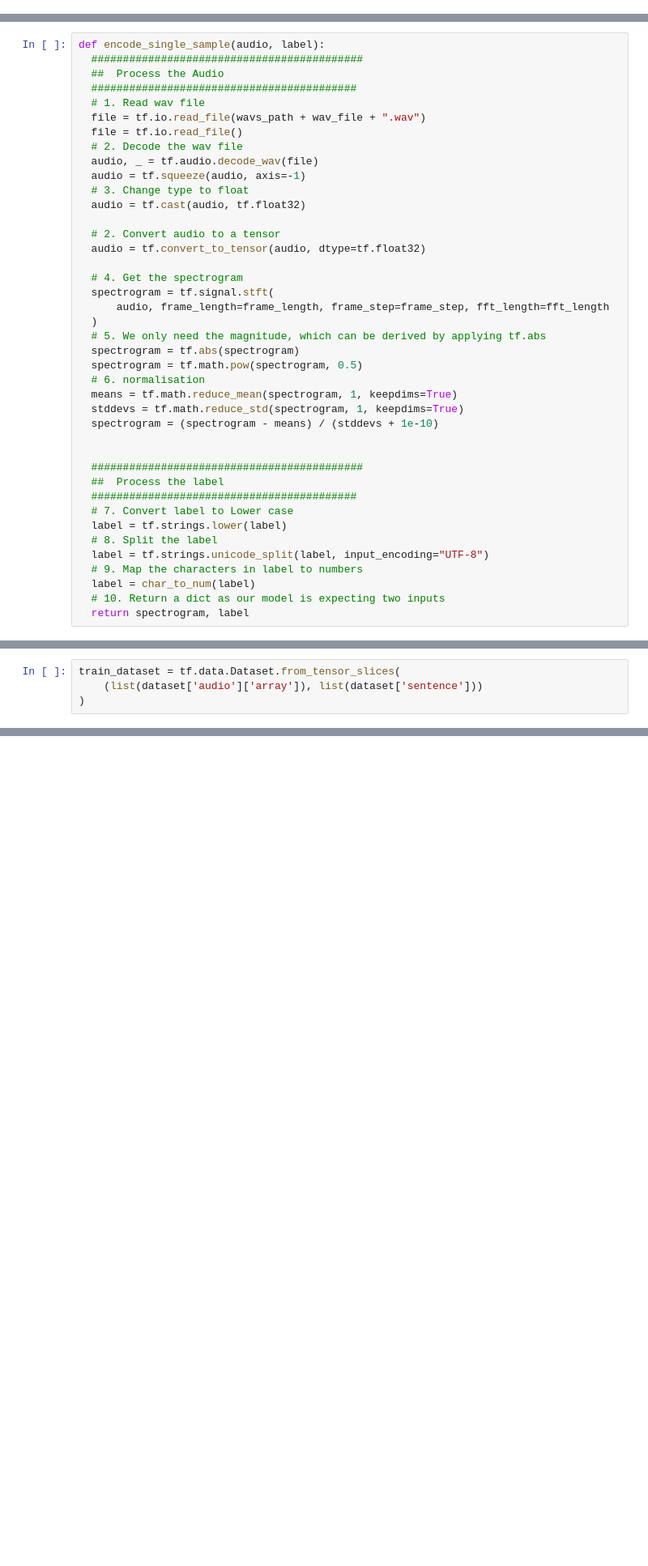
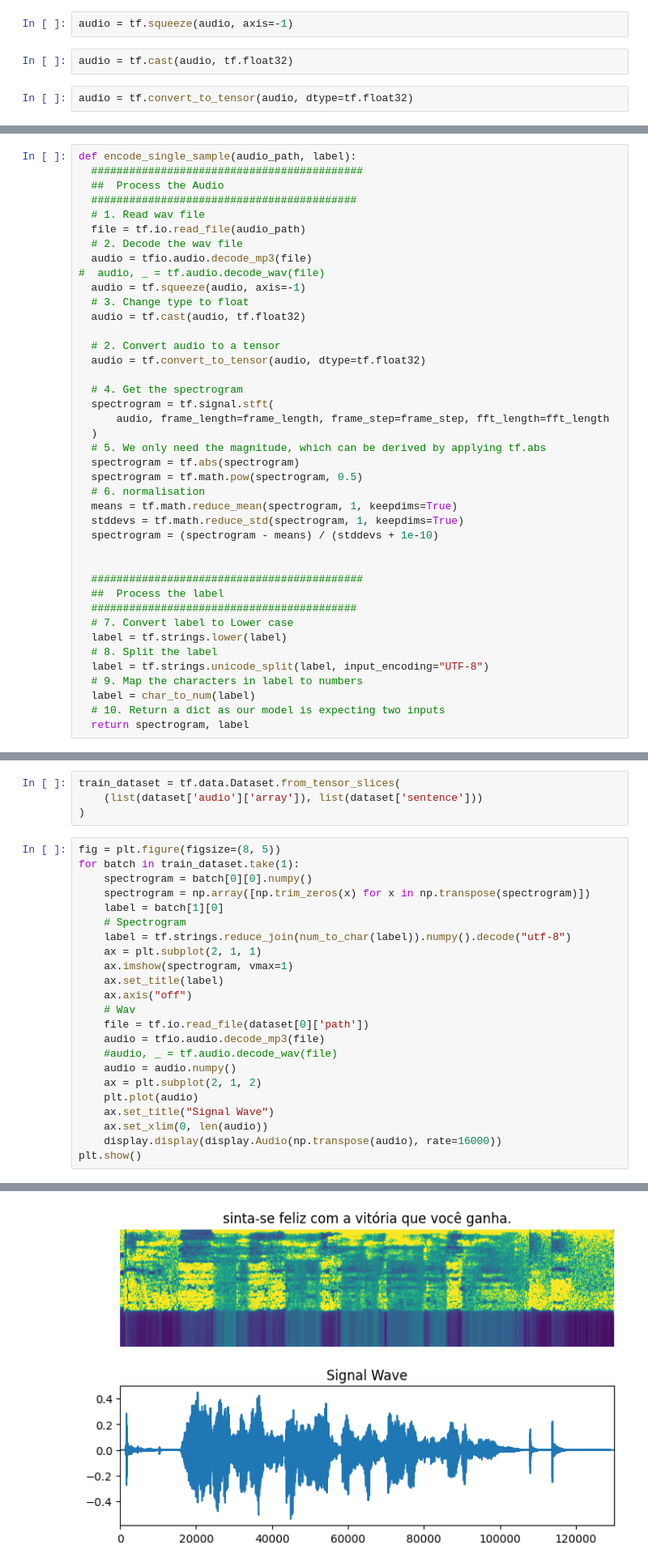
Before and after one commit to gabrielycarrari/tcc-gabriely-carrari, a Jupyter notebook: pre_processing.ipynb, the cells around one changed output, grey strips where cells are left out. Shown at 81% size. Saved outputs shown, nothing was run; the diff lists cells and outputs as text; blank space fills up the shorter version.

```diff
--- a/pre_processing.ipynb
+++ b/pre_processing.ipynb
@@ -183,0 +187,6 @@ caused by: ['/usr/local/lib/python3.10/dist-packages/tensorflow_io/python/ops/li
+# %%
+audio = tf.squeeze(audio, axis=-1)
+# %%
+audio = tf.cast(audio, tf.float32)
+# %%
+audio = tf.convert_to_tensor(audio, dtype=tf.float32)
@@ -186,15 +201,15 @@ dataset[0]['path']
 # %% [output]
 '/root/.cache/huggingface/datasets/downloads/extracted/fe3a346df3c979ff3eb48fa107c50894678ab25af4c6f7785dec890ecdff72f7/pt_train_0/common_voice_pt_33954672.mp3'
 # %%
-def encode_single_sample(audio, label):
+def encode_single_sample(audio_path, label):
   ###########################################
   ##  Process the Audio
   ##########################################
   # 1. Read wav file
-  file = tf.io.read_file(wavs_path + wav_file + ".wav")
-  file = tf.io.read_file()
+  file = tf.io.read_file(audio_path)
   # 2. Decode the wav file
-  audio, _ = tf.audio.decode_wav(file)
+  audio = tfio.audio.decode_mp3(file)
+#  audio, _ = tf.audio.decode_wav(file)
   audio = tf.squeeze(audio, axis=-1)
   # 3. Change type to float
   audio = tf.cast(audio, tf.float32)
@@ -302,3 +329,27 @@ Size of the training set: 12
 train_dataset = tf.data.Dataset.from_tensor_slices(
     (list(dataset['audio']['array']), list(dataset['sentence']))
 )
+# %%
+fig = plt.figure(figsize=(8, 5))
+for batch in train_dataset.take(1):
+    spectrogram = batch[0][0].numpy()
+    spectrogram = np.array([np.trim_zeros(x) for x in np.transpose(spectrogram)])
+    label = batch[1][0]
+    # Spectrogram
+    label = tf.strings.reduce_join(num_to_char(label)).numpy().decode("utf-8")
+    ax = plt.subplot(2, 1, 1)
+    ax.imshow(spectrogram, vmax=1)
+    ax.set_title(label)
+    ax.axis("off")
+    # Wav
+    file = tf.io.read_file(dataset[0]['path'])
+    audio = tfio.audio.decode_mp3(file)
+    #audio, _ = tf.audio.decode_wav(file)
+    audio = audio.numpy()
+    ax = plt.subplot(2, 1, 2)
+    plt.plot(audio)
+    ax.set_title("Signal Wave")
+    ax.set_xlim(0, len(audio))
+    display.display(display.Audio(np.transpose(audio), rate=16000))
+plt.show()
+# %% [output]
@@ -304,0 +357 @@ train_dataset = tf.data.Dataset.from_tensor_slices(
+[figure, added]
```
Also changed, not shown: parts of 13 cells of this notebook.
